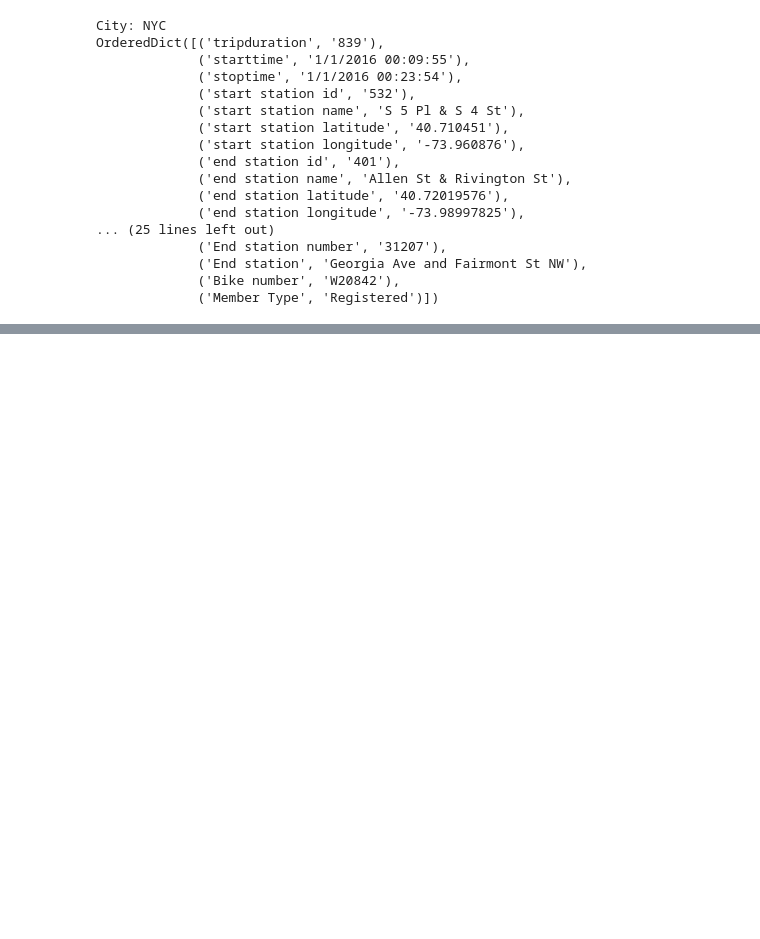
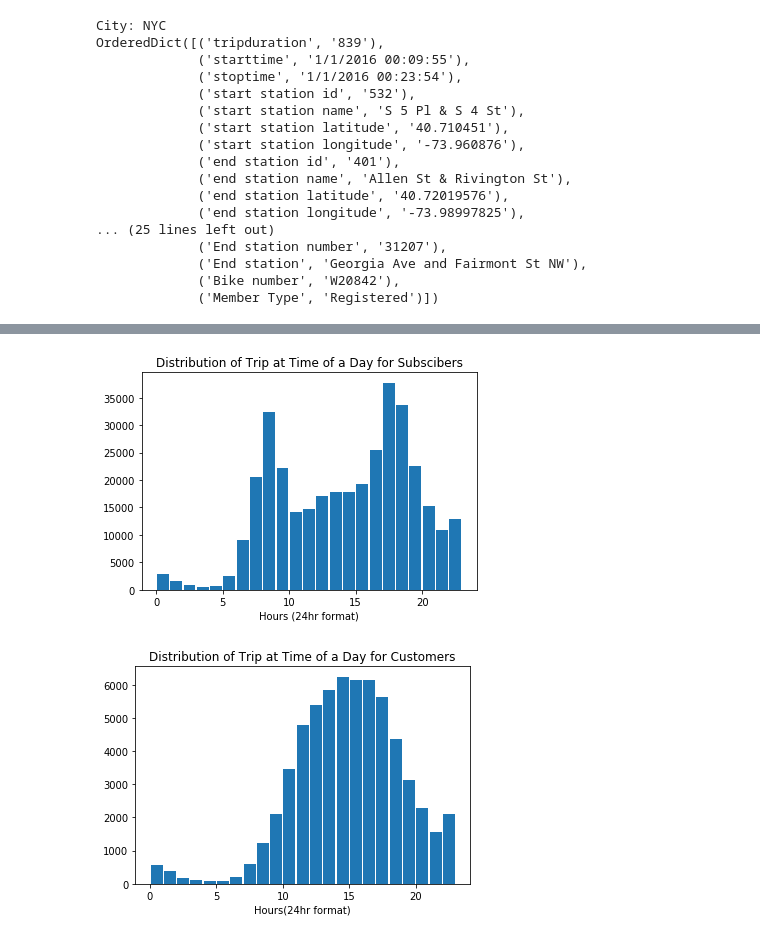
Before and after one commit to shivamklr/Bike-Share-2016-Analytics, a Jupyter notebook: analysis notebook.ipynb, the cells around one changed output, grey strips where cells are left out. Cells and saved outputs as stored; diff of their text form; code cells hidden in the pictures; blank space fills up the shorter version.

```diff
--- a/analysis notebook.ipynb
+++ b/analysis notebook.ipynb
@@ -75,0 +369,11 @@ def duration_in_mins(datum, city):
+# %%
+## Modify this and the previous cell to answer Question 4a. Remember to run ##
+## the function on the cleaned data files you created from Question 3.      ##
+list=['./data/NYC-CitiBike-2016.csv','./data/Chicago-Divvy-2016.csv','./data/Washington-CapitalBikeshare-2016.csv',]
+
+for li in list:
+    print(number_of_trips(li))
+
+#nyc= 276798 trips, 245896(88.83%) by subs, 30902(11.17%) by cust
+#washington = 66326 trips, 51753(78.02%) by subs, 14573(21.98%) by cust
+#chicago=72131 trips, 54982(76.22%) by subs, 17149(23.77%) by cust
@@ -75,0 +608,44 @@ def duration_in_mins(datum, city):
+# %%
+## Use this and additional cells to continue to explore the dataset. ##
+## Once you have performed your exploration, document your findings  ##
+## in the Markdown cell above.                                      ##
+data_s = []
+data_c=[]
+def hour_freq(filename):
+    city = filename.split('-')[0].split('/')[-1]
+    with open(filename, 'r') as f_r:
+        reader = csv.DictReader(f_r)
+        for row in reader:
+            if city == "Washington":
+                if row['Member Type'] == 'Registered':
+                     data_s.append(time_of_trip(row, city)[1])
+
+                else:
+                     data_c.append(time_of_trip(row, city)[1])
+
+            else:
+                if row['usertype'] == 'Subscriber':
+                     data_s.append(time_of_trip(row, city)[1])
+                else:
+                     data_c.append(time_of_trip(row, city)[1])
+
+
+
+
+list=['./data/NYC-CitiBike-2016.csv','./data/Chicago-Divvy-2016.csv','./data/Washington-CapitalBikeshare-2016.csv',]
+for li in list:
+    hour_freq(li)
+bins=[]
+for i in range(0,24):
+    bins.append(i)
+plt.hist(data_s,bins,range= (0,23),rwidth=0.9)
+plt.title('Distribution of Trip at Time of a Day for Subscibers')
+plt.xlabel('Hours (24hr format)')
+plt.show()
+plt.hist(data_c,bins,range= (0,23),rwidth=0.9)
+plt.title('Distribution of Trip at Time of a Day for Customers')
+plt.xlabel('Hours(24hr format)')
+plt.show()
+# %% [output]
+[figure, added]
+[figure, added]
```
Also changed, not shown: parts of 29 cells of this notebook, 6 other files.
